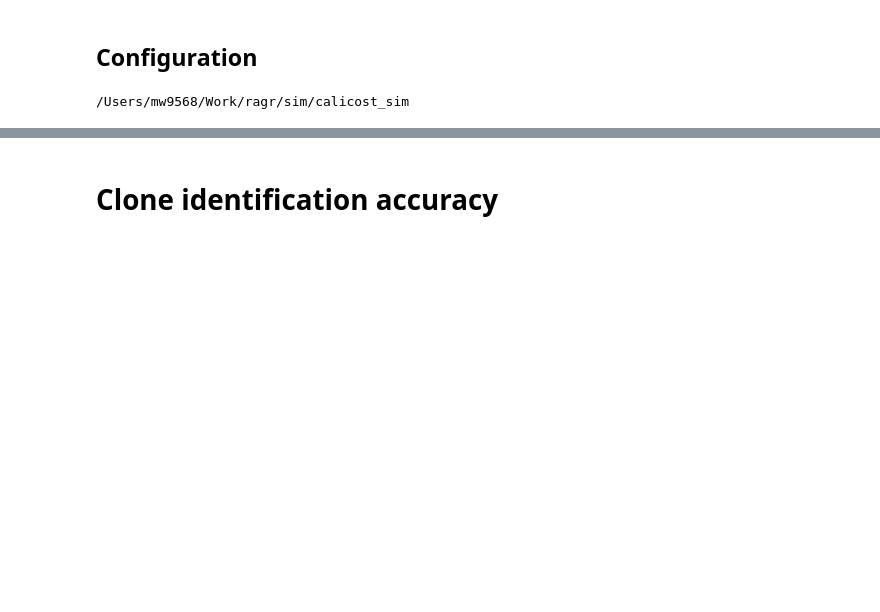
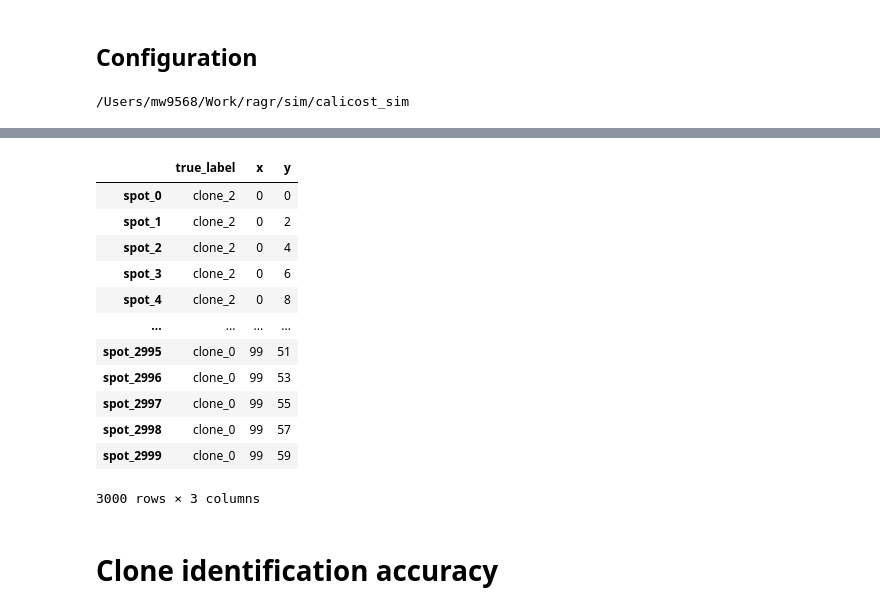
Before and after one commit to michaelJwilson/calicost_sim_analysis, a Jupyter notebook: Simulation2.ipynb, the cells around one changed output, grey strips where cells are left out. Drawn from its saved outputs; the diff is of its cells as text; code cells hidden in the pictures; blank space fills up the shorter version.

```diff
--- a/Simulation2.ipynb
+++ b/Simulation2.ipynb
@@ -59,2 +109,19 @@ hg_table_file = "/Users/mw9568/Work/ragr/CalicoST/GRCh38_resources/hgTables_hg38
+# %%
+true_clones = get_true_clones(true_dir, (3, 3), "3e7", 2, 0)
+true_clones
+# %% [output]
+|  | true_label | x | y |
+| spot_0 | clone_2 | 0 | 0 |
+| spot_1 | clone_2 | 0 | 2 |
+| spot_2 | clone_2 | 0 | 4 |
+| spot_3 | clone_2 | 0 | 6 |
+| spot_4 | clone_2 | 0 | 8 |
+| ... | ... | ... | ... |
+| spot_2995 | clone_0 | 99 | 51 |
+| spot_2996 | clone_0 | 99 | 53 |
+| spot_2997 | clone_0 | 99 | 55 |
+| spot_2998 | clone_0 | 99 | 57 |
+| spot_2999 | clone_0 | 99 | 59 |
+3000 rows × 3 columns
 # %% [markdown]
 # Clone identification accuracy
```
Also changed, not shown: parts of 13 cells of this notebook, 1 other file.
